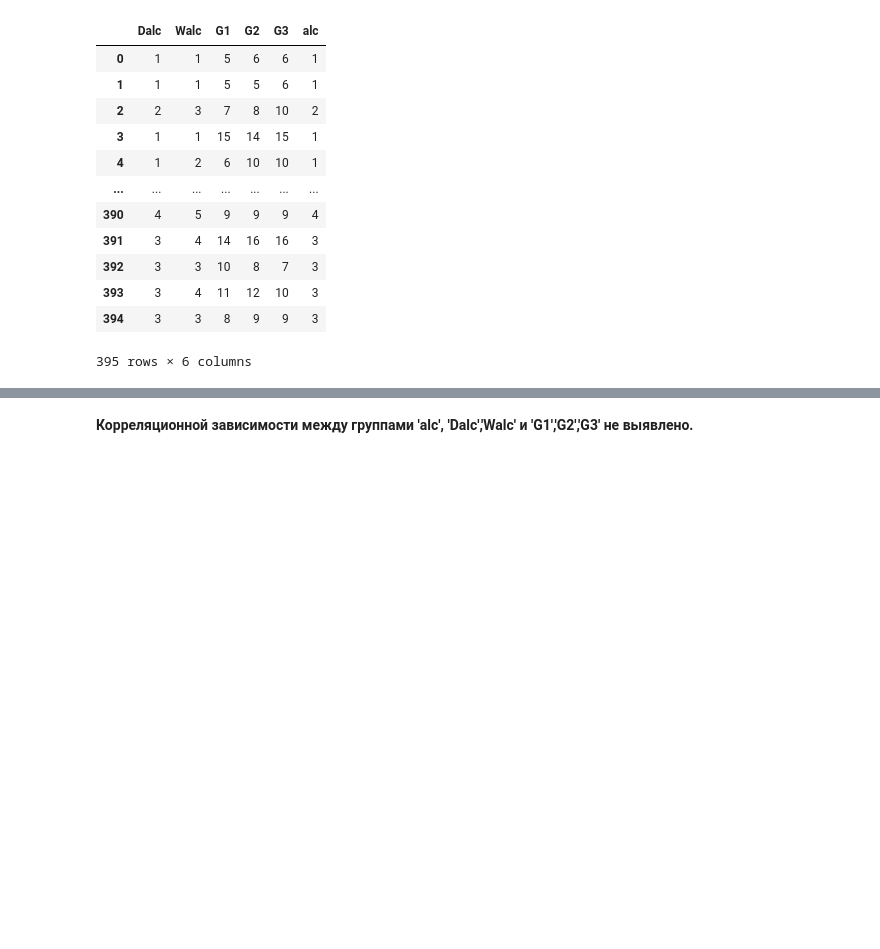
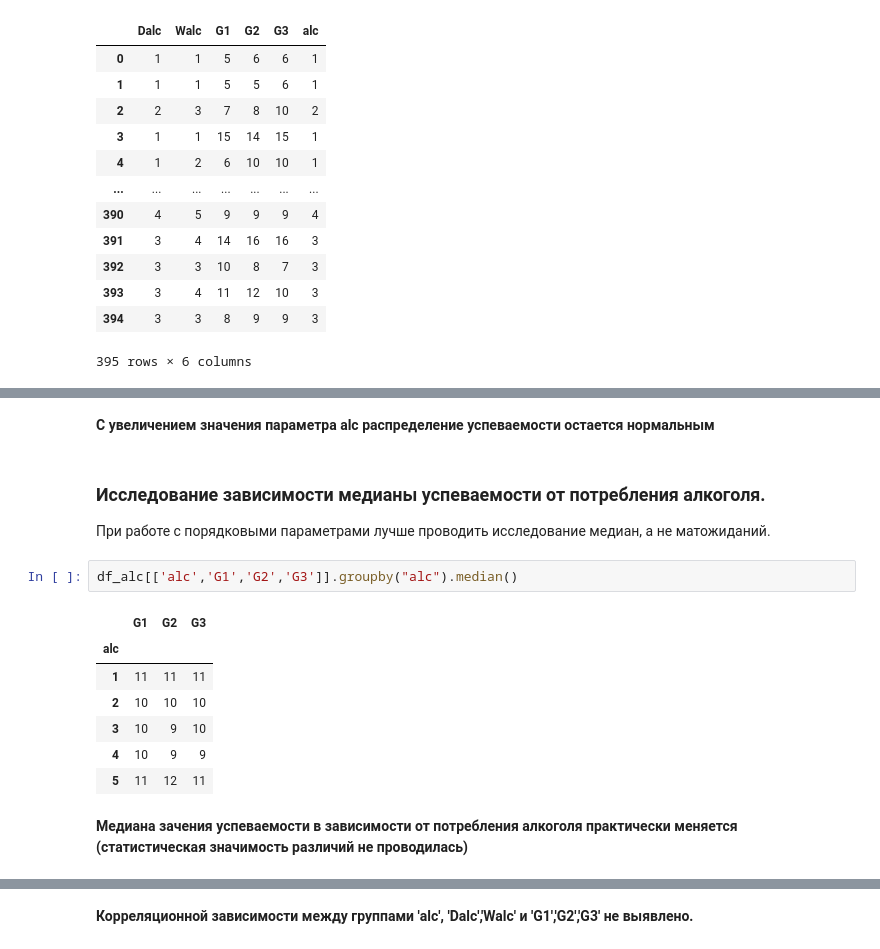
Before and after one commit to vvs1984/abb, a Jupyter notebook: w3_pandas_flask_sql/p1_pandas/hw3.ipynb, the cells around one changed output, grey strips where cells are left out. Drawn from its saved outputs; the diff is of its cells as text; blank space fills up the shorter version.

```diff
--- a/w3_pandas_flask_sql/p1_pandas/hw3.ipynb
+++ b/w3_pandas_flask_sql/p1_pandas/hw3.ipynb
@@ -208,0 +225,18 @@ import matplotlib.pyplot as plt
+# %% [markdown]
+**С увеличением значения  параметра alc распределение успеваемости остается нормальным**
+# %% [markdown]
+### Исследование зависимости медианы  успеваемости  от потребления алкоголя.
+
+При работе с порядковыми параметрами лучше проводить исследование медиан, а не матожиданий.
+# %%
+df_alc[['alc','G1','G2','G3']].groupby("alc").median()
+# %% [output]
+|  | G1 | G2 | G3 |
+| alc |  |  |  |
+| 1 | 11 | 11 | 11 |
+| 2 | 10 | 10 | 10 |
+| 3 | 10 | 9 | 10 |
+| 4 | 10 | 9 | 9 |
+| 5 | 11 | 12 | 11 |
+# %% [markdown]
+**Медиана зачения успеваемости в зависимости от потребления алкоголя практически меняется (статистическая значимость различий не проводилась)**
```
Also changed, not shown: parts of 18 cells of this notebook.
